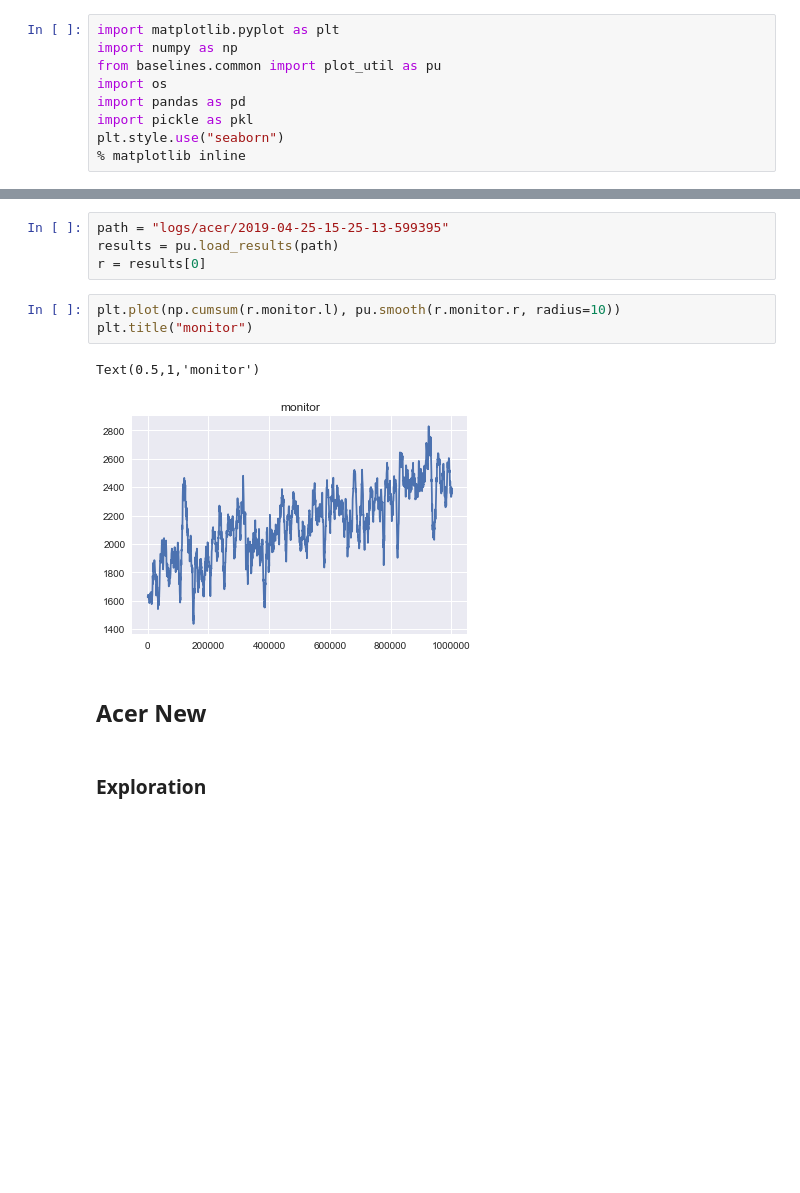
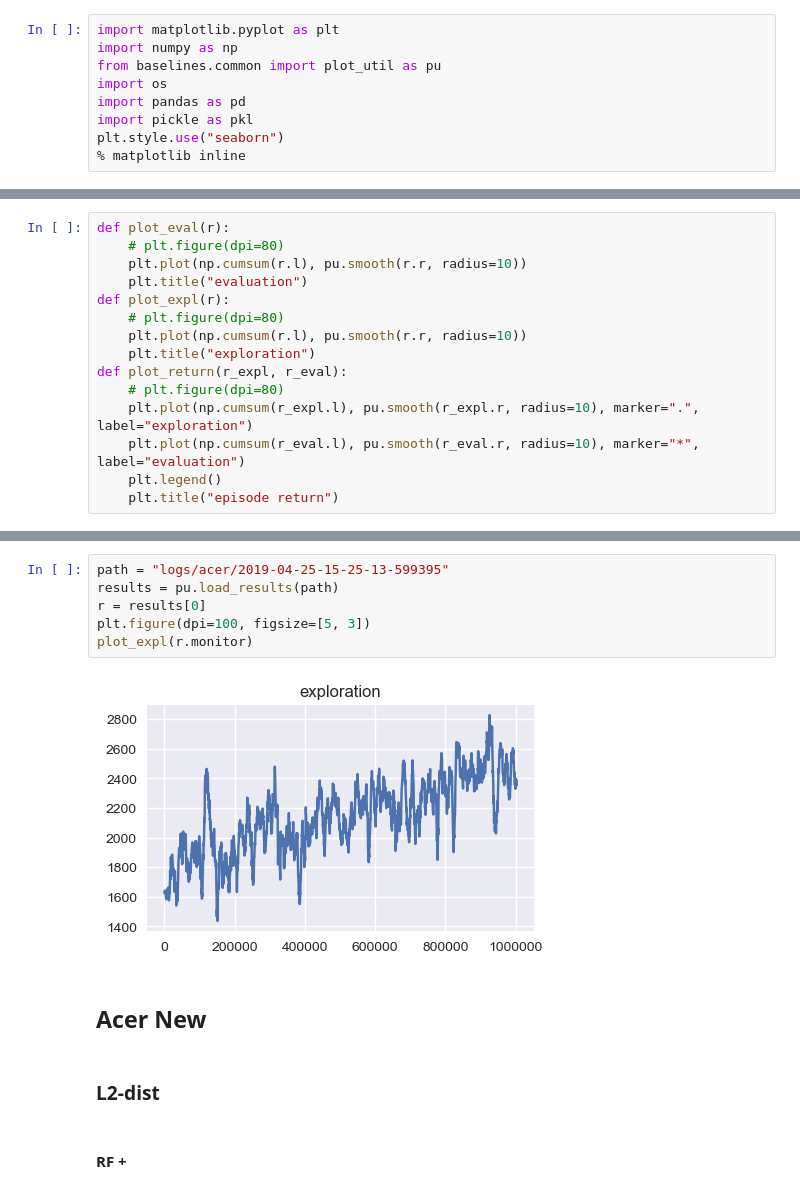
Before and after one commit to liziniu/SuperMario, a Jupyter notebook: Untitled.ipynb, the cells around one changed output, grey strips where cells are left out. Drawn from its saved outputs; the diff is of its cells as text; blank space fills up the shorter version.

```diff
--- a/Untitled.ipynb
+++ b/Untitled.ipynb
@@ -11,0 +20,15 @@ plt.style.use("seaborn")
+# %%
+def plot_eval(r):
+    # plt.figure(dpi=80)
+    plt.plot(np.cumsum(r.l), pu.smooth(r.r, radius=10))
+    plt.title("evaluation")
+def plot_expl(r):
+    # plt.figure(dpi=80)
+    plt.plot(np.cumsum(r.l), pu.smooth(r.r, radius=10))
+    plt.title("exploration")
+def plot_return(r_expl, r_eval):
+    # plt.figure(dpi=80)
+    plt.plot(np.cumsum(r_expl.l), pu.smooth(r_expl.r, radius=10), marker=".", label="exploration")
+    plt.plot(np.cumsum(r_eval.l), pu.smooth(r_eval.r, radius=10), marker="*", label="evaluation")
+    plt.legend()
+    plt.title("episode return")
@@ -12,14 +78,14 @@ plt.style.use("seaborn")
 # %%
 path = "logs/acer/2019-04-25-15-25-13-599395"
 results = pu.load_results(path)
 r = results[0]
+plt.figure(dpi=100, figsize=[5, 3])
+plot_expl(r.monitor)
+# %% [output]
+[figure, added]
-# %%
-plt.plot(np.cumsum(r.monitor.l), pu.smooth(r.monitor.r, radius=10))
-plt.title("monitor")
-# %% [output]
-Text(0.5,1,'monitor')
-[figure, removed]
 # %% [markdown]
 ## Acer New
+# %% [markdown]
+### L2-dist
 # %% [markdown]
-### Exploration
+#### RF +
```
Also changed, not shown: parts of 24 cells of this notebook, 5 other files.
